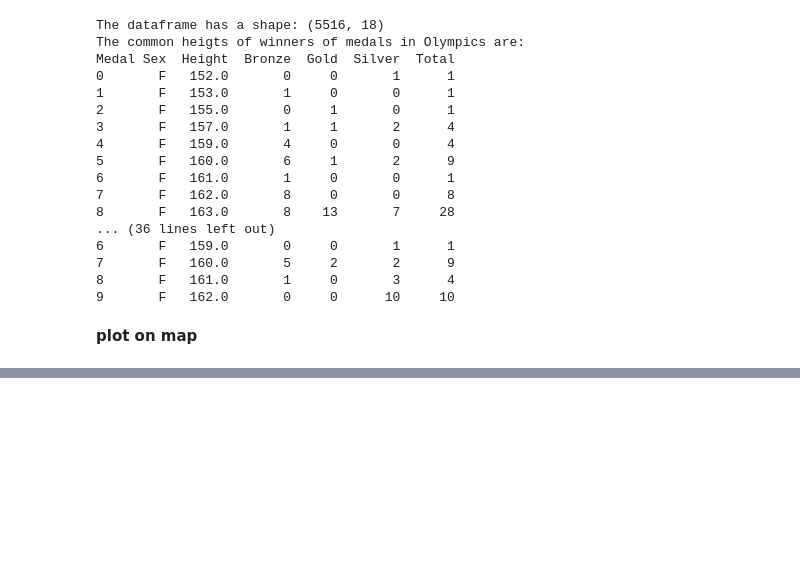
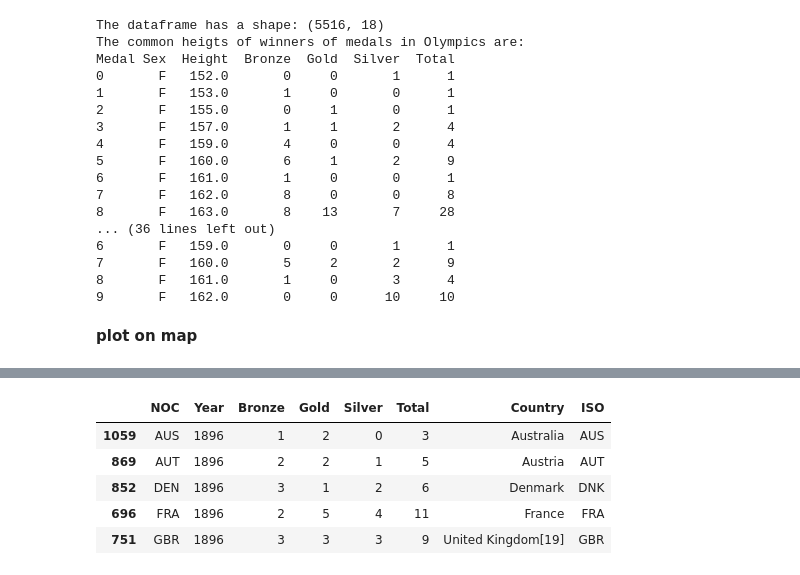
Before and after one commit to yuna-liu/Databehandling-OS-Yuna-Joachim, a Jupyter notebook: Q2_Y_temp.ipynb, the cells around one changed output, grey strips where cells are left out. Saved outputs shown, nothing was run; the diff lists cells and outputs as text; code cells hidden in the pictures; blank space fills up the shorter version.

```diff
--- a/Q2_Y_temp.ipynb
+++ b/Q2_Y_temp.ipynb
@@ -262,0 +286,5 @@ countrycode.tail()
+# %%
+# download noc to iso data from wiki
+link= "https://simple.wikipedia.org/wiki/Comparison_of_IOC,_FIFA,_and_ISO_3166_country_codes"
+tables = pd.read_html(link)
+tables[0].head()
@@ -262,0 +298,7 @@ countrycode.tail()
+# %%
+print(tables[0]["IOC"].nunique())
+table = tables[0]
+table = table.iloc[:, [1, 2, 4]]
+table = table.rename(columns={"IOC": "NOC"})
+noc_iso = table[table["NOC"].notna()]
+noc_iso.head()
@@ -262,0 +313,4 @@ countrycode.tail()
+# %%
+df = af2.count_medals(athlete_regions, "NOC", "Year")
+df = df.reset_index()
+df.head()
@@ -262,0 +324,11 @@ countrycode.tail()
+# %%
+df_iso = df.merge(noc_iso, on="NOC", how="left")
+df_iso = df_iso.sort_values(by=["Year", "NOC"])
+df_iso.head()
+# %% [output]
+|  | NOC | Year | Bronze | Gold | Silver | Total | Country | ISO |
+| 1059 | AUS | 1896 | 1 | 2 | 0 | 3 | Australia | AUS |
+| 869 | AUT | 1896 | 2 | 2 | 1 | 5 | Austria | AUT |
+| 852 | DEN | 1896 | 3 | 1 | 2 | 6 | Denmark | DNK |
+| 696 | FRA | 1896 | 2 | 5 | 4 | 11 | France | FRA |
+| 751 | GBR | 1896 | 3 | 3 | 3 | 9 | United Kingdom[19] | GBR |
```
Also changed, not shown: parts of 11 cells of this notebook, 25 other files.
